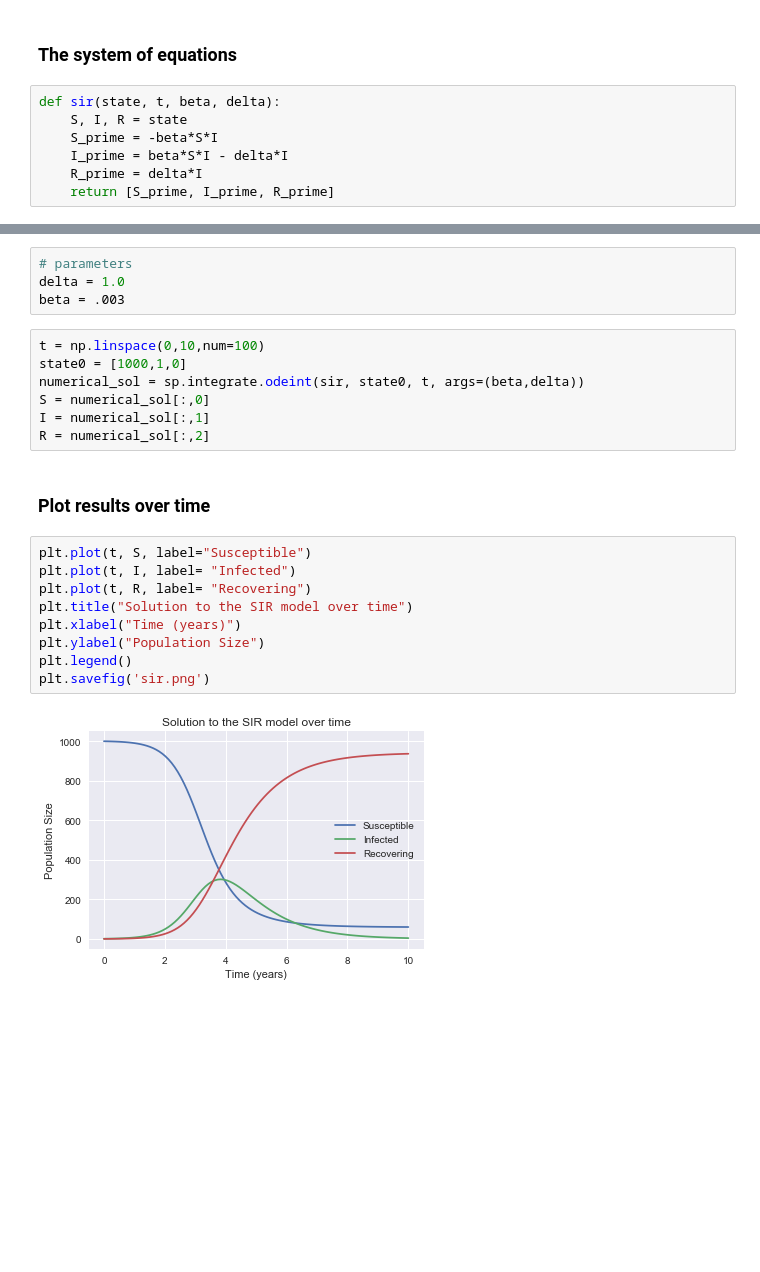
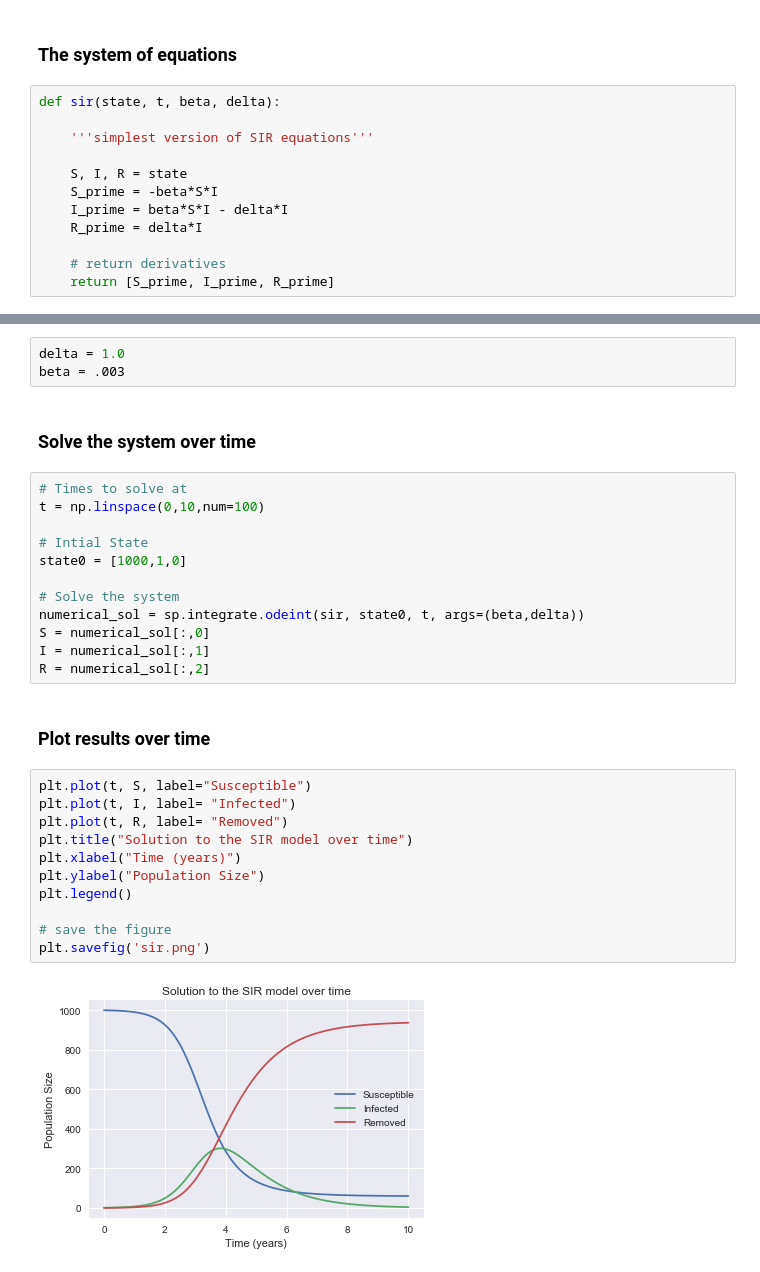
Before and after one commit to lauraware/am205project, a Jupyter notebook: SIR model.ipynb, the cells around one changed output, grey strips where cells are left out. Drawn from its saved outputs; the diff is of its cells as text; blank space fills up the shorter version.

```diff
--- a/SIR model.ipynb
+++ b/SIR model.ipynb
@@ -23,8 +23,13 @@ from SALib.test_functions import Ishigami
 ### The system of equations
 # %%
 def sir(state, t, beta, delta):
+
+    '''simplest version of SIR equations'''
+
     S, I, R = state
     S_prime = -beta*S*I
     I_prime = beta*S*I - delta*I
     R_prime = delta*I
+
+    # return derivatives
     return [S_prime, I_prime, R_prime]
@@ -33,10 +38,16 @@ def sir(state, t, beta, delta):
 # %%
-# parameters
 delta = 1.0
 beta = .003
+# %% [markdown]
+### Solve the system over time
 # %%
+# Times to solve at
 t = np.linspace(0,10,num=100)
+
+# Intial State
 state0 = [1000,1,0]
+
+# Solve the system
 numerical_sol = sp.integrate.odeint(sir, state0, t, args=(beta,delta))
 S = numerical_sol[:,0]
 I = numerical_sol[:,1]
@@ -46,11 +57,13 @@ R = numerical_sol[:,2]
 # %%
 plt.plot(t, S, label="Susceptible")
 plt.plot(t, I, label= "Infected")
-plt.plot(t, R, label= "Recovering")
+plt.plot(t, R, label= "Removed")
 plt.title("Solution to the SIR model over time")
 plt.xlabel("Time (years)")
 plt.ylabel("Population Size")
 plt.legend()
+
+# save the figure
 plt.savefig('sir.png')
 # %% [output]
-[figure, old version]
+[figure, new version]
```
Also changed, not shown: parts of 2 cells of this notebook, 3 other files.
